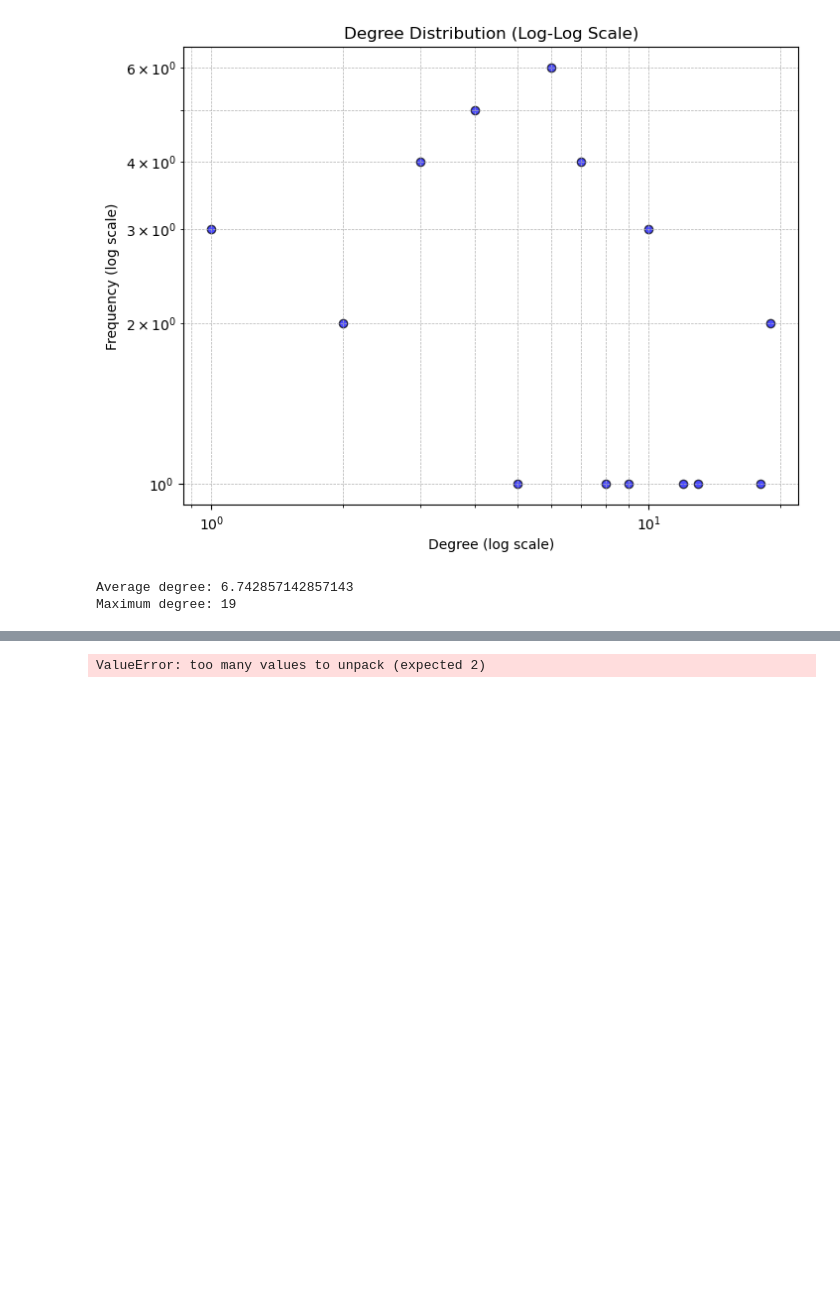
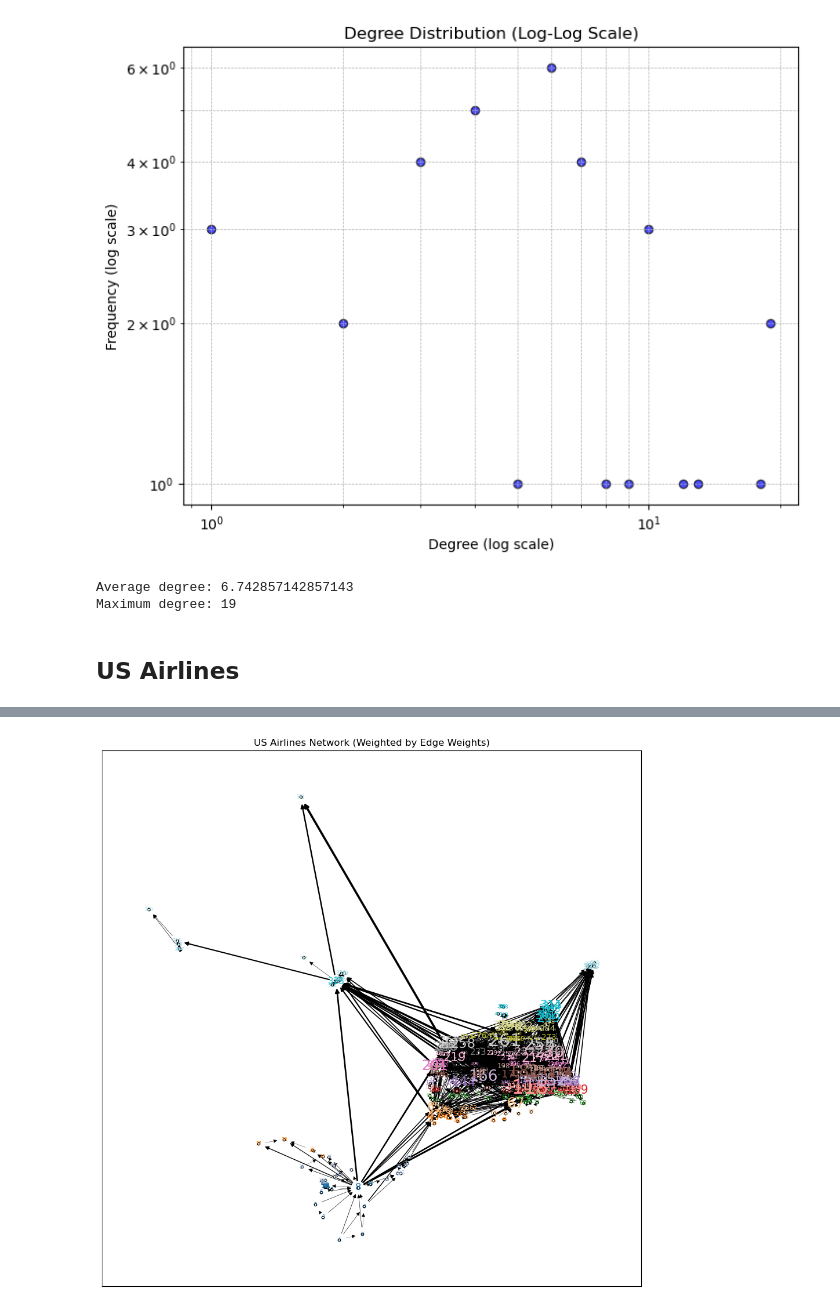
Before and after one commit to salveendutt/Social-Networks, a Jupyter notebook: lab2/ex2.ipynb, the cells around one changed output, grey strips where cells are left out. Drawn from its saved outputs; the diff is of its cells as text; code cells hidden in the pictures; blank space fills up the shorter version.

```diff
--- a/lab2/ex2.ipynb
+++ b/lab2/ex2.ipynb
@@ -416,12 +416,14 @@ print(f"Maximum degree: {np.max(degrees)}")
 [figure]
 Average degree: 6.742857142857143
 Maximum degree: 19
+# %% [markdown]
+## US Airlines
 # %%
 import networkx as nx
 import matplotlib.pyplot as plt
 
 # File path to your dataset
-edges_file = 'divorce-data/divorce.txt'  # Replace with your actual file path
+edges_file = 'us-airlines-data/airlines.txt'  # Replace with your actual file path
 
 # Create an empty directed graph
 G = nx.DiGraph()
@@ -441,12 +443,12 @@ for line in lines:
         break
 
     if vertices_section and line:
-        parts = line.split()
+        parts = line.rsplit(maxsplit=3)
         if len(parts) >= 4:  # Check for at least 4 parts (ID, label, x, y)
-            node_id = int(parts[0])  # Vertex ID
-            label = parts[1].strip('"')  # Vertex label
-            # x = float(parts[2])  # X coordinate
-            # y = float(parts[3])  # Y coordinate
+            node_id = parts[0].split()[0]
+            label = ''.join(parts[0][1:])
+            x = float(parts[1])  # X coordinate
+            y = float(parts[2])  # Y coordinate
             # Add node with label and position
             G.add_node(node_id, label=label, pos=(x, y))
 
@@ -459,41 +461,50 @@ for line in lines:
         continue
 
     if edges_section and line:
-        parts = line.rsplit(maxsplit=3)
+        parts = line.split()
         if len(parts) >= 3:
-
-            source, target, weight = int(parts[0]), int(parts[1]), float(parts[2])
+            source, target, weight = str(parts[0]), str(parts[1]), float(parts[2])  # Ensure correct ID type
             # Add directed edge with weight
             G.add_edge(source, target, weight=weight)
 
-# Check the edges and weights added to the graph
-print("Edges in the graph:")
-for u, v in G.edges(data=True):
-    print(f"{u} -> {v} with weight {G[u][v]['weight']}")
+# Set node positions using spring layout
+plt.figure(figsize=(12, 12))
+pos = nx.get_node_attributes(G, 'pos')
 
-# Get node positions and labels for visualization
-pos = nx.get_node_attributes(G, 'pos')
-labels = nx.get_node_attributes(G, 'label')
-
-# Draw the graph
-plt.figure(figsize=(12, 12))
-
-# Draw nodes
-nx.draw_networkx_nodes(G, pos, node_size=10, node_color='lightblue')
+# Draw the nodes: small circles, black outline, and size set to 10
+nx.draw_networkx_nodes(
+    G, pos,
+    node_size=10,  # Small node size
+    node_color='white',  # Fill color (can be customized)
+    edgecolors='black'  # Black outline
+)
 
 # Draw edges with weights affecting thickness
 weights = [G[u][v]['weight'] for u, v in G.edges()]
-# Scale weights for better visibility (optional)
-weights = [w * 10 for w in weights]  # Scale weights up by 10
+weights = [w *5 for w in weights]  # Scale weights up by 10
 
 # Draw edges
 nx.draw_networkx_edges(G, pos, edgelist=G.edges(), width=weights)
 
-# Draw node labels
-nx.draw_networkx_labels(G, pos, labels, font_size=8, font_color='black')
+# Only label nodes with many interactions (degree above a certain threshold)
+threshold = 0  # Adjust this threshold based on how many interactions you want
+labels = {node: node for node, degree in G.degree() if degree > threshold}
+
+# Generate a color map
+color_map = cm.get_cmap('tab20', len(labels))  # Use a color map with a large number of distinct colors
+
+# Iterate over labels and draw them with different colors
+font_sizes = [6 + G.degree(node) for node in labels]
+for idx, (node, font_size) in enumerate(zip(labels, font_sizes)):
+    color = color_map(idx)  # Assign a unique color to each node
+    nx.draw_networkx_labels(
+        G, pos, {node: labels[node]},
+        font_size=np.sqrt(font_size)*2,
+        font_color=color
+    )
 
 # Add a title
-plt.title("Directed Graph from Pajek File (Weighted by Edge Weights)")
+plt.title("US Airlines Network (Weighted by Edge Weights)")
 
 # Show the plot
 plt.show()
@@ -518 +512 @@ Edges in the graph:
-ValueError: too many values to unpack (expected 2)
+[figure, added]
```
Also changed, not shown: parts of 9 cells of this notebook, 2 other files.
